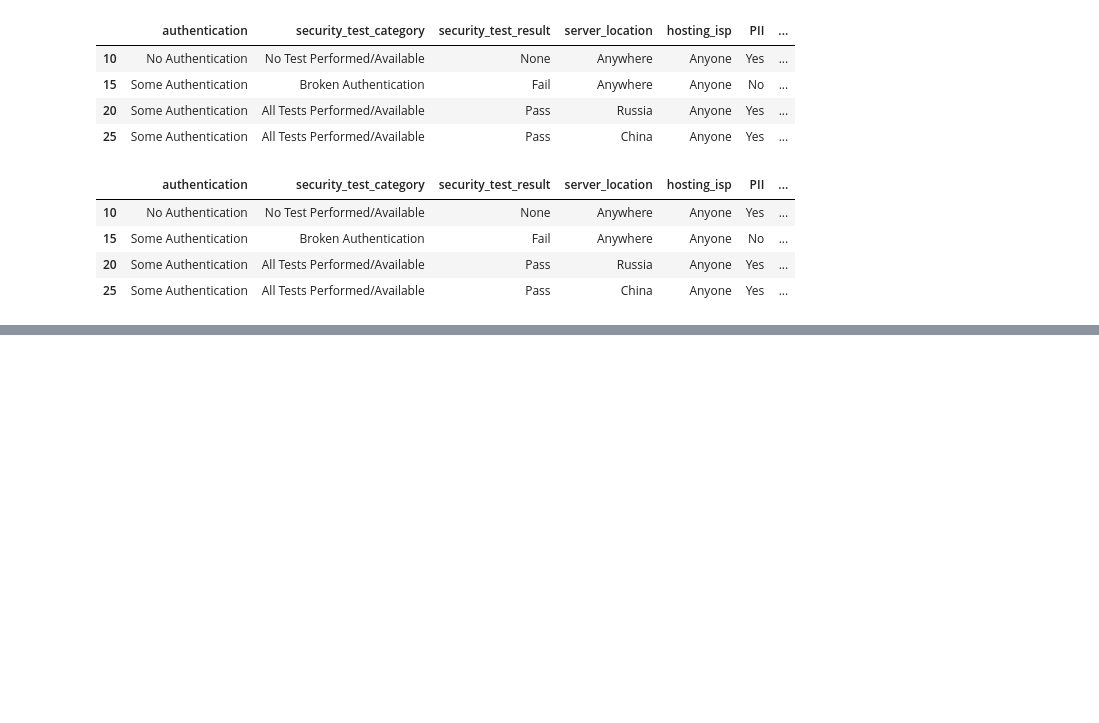
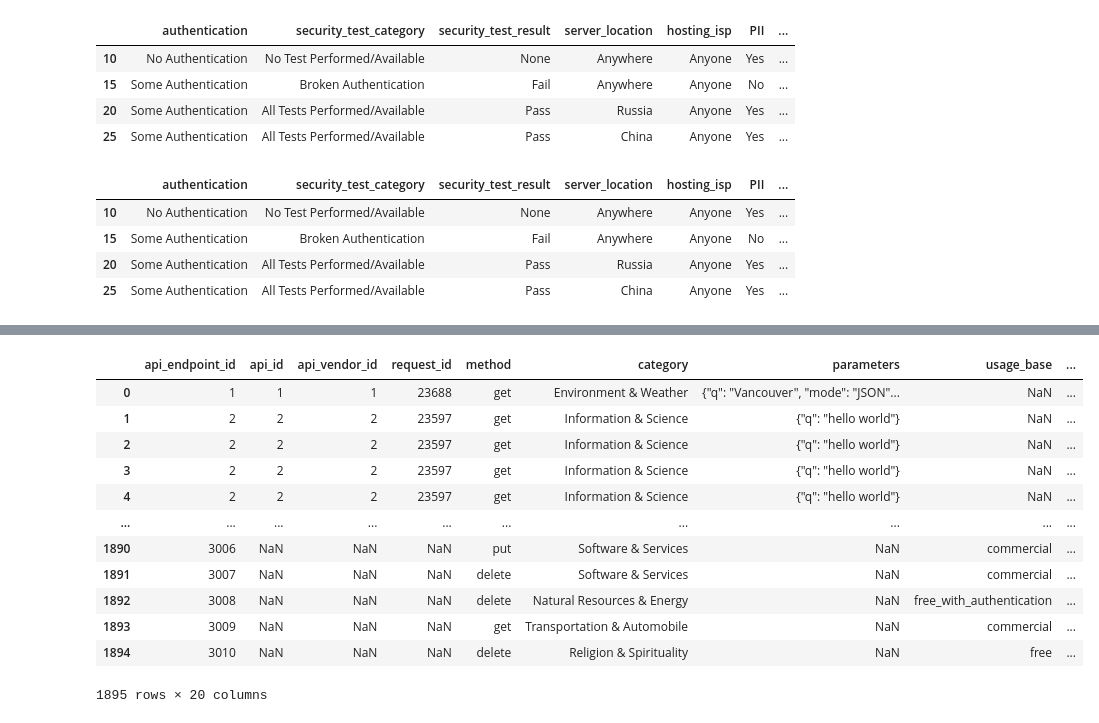
Before and after one commit to teejlab/API-Risk-Assessment-Framework, a Jupyter notebook: eda/eda_high_risk.ipynb, the cells around one changed output, grey strips where cells are left out. Cells and saved outputs as stored; diff of their text form; code cells hidden in the pictures; blank space fills up the shorter version.

```diff
--- a/eda/eda_high_risk.ipynb
+++ b/eda/eda_high_risk.ipynb
@@ -187,0 +243,18 @@ new_df
+# %%
+# merge new_df with api_df
+merged_df = pd.concat([api_df, new_df], axis=0, ignore_index=True)
+merged_df
+# %% [output]
+|  | api_endpoint_id | api_id | api_vendor_id | request_id | method | category | parameters | usage_base | ... |
+| 0 | 1 | 1 | 1 | 23688 | get | Environment & Weather | {"q": "Vancouver", "mode": "JSON"... | NaN | ... |
+| 1 | 2 | 2 | 2 | 23597 | get | Information & Science | {"q": "hello world"} | NaN | ... |
+| 2 | 2 | 2 | 2 | 23597 | get | Information & Science | {"q": "hello world"} | NaN | ... |
+| 3 | 2 | 2 | 2 | 23597 | get | Information & Science | {"q": "hello world"} | NaN | ... |
+| 4 | 2 | 2 | 2 | 23597 | get | Information & Science | {"q": "hello world"} | NaN | ... |
+| ... | ... | ... | ... | ... | ... | ... | ... | ... | ... |
+| 1890 | 3006 | NaN | NaN | NaN | put | Software & Services | NaN | commercial | ... |
+| 1891 | 3007 | NaN | NaN | NaN | delete | Software & Services | NaN | commercial | ... |
+| 1892 | 3008 | NaN | NaN | NaN | delete | Natural Resources & Energy | NaN | free_with_authentication | ... |
+| 1893 | 3009 | NaN | NaN | NaN | get | Transportation & Automobile | NaN | commercial | ... |
+| 1894 | 3010 | NaN | NaN | NaN | delete | Religion & Spirituality | NaN | free | ... |
+1895 rows × 20 columns
```
Also changed, not shown: parts of 6 cells of this notebook.
